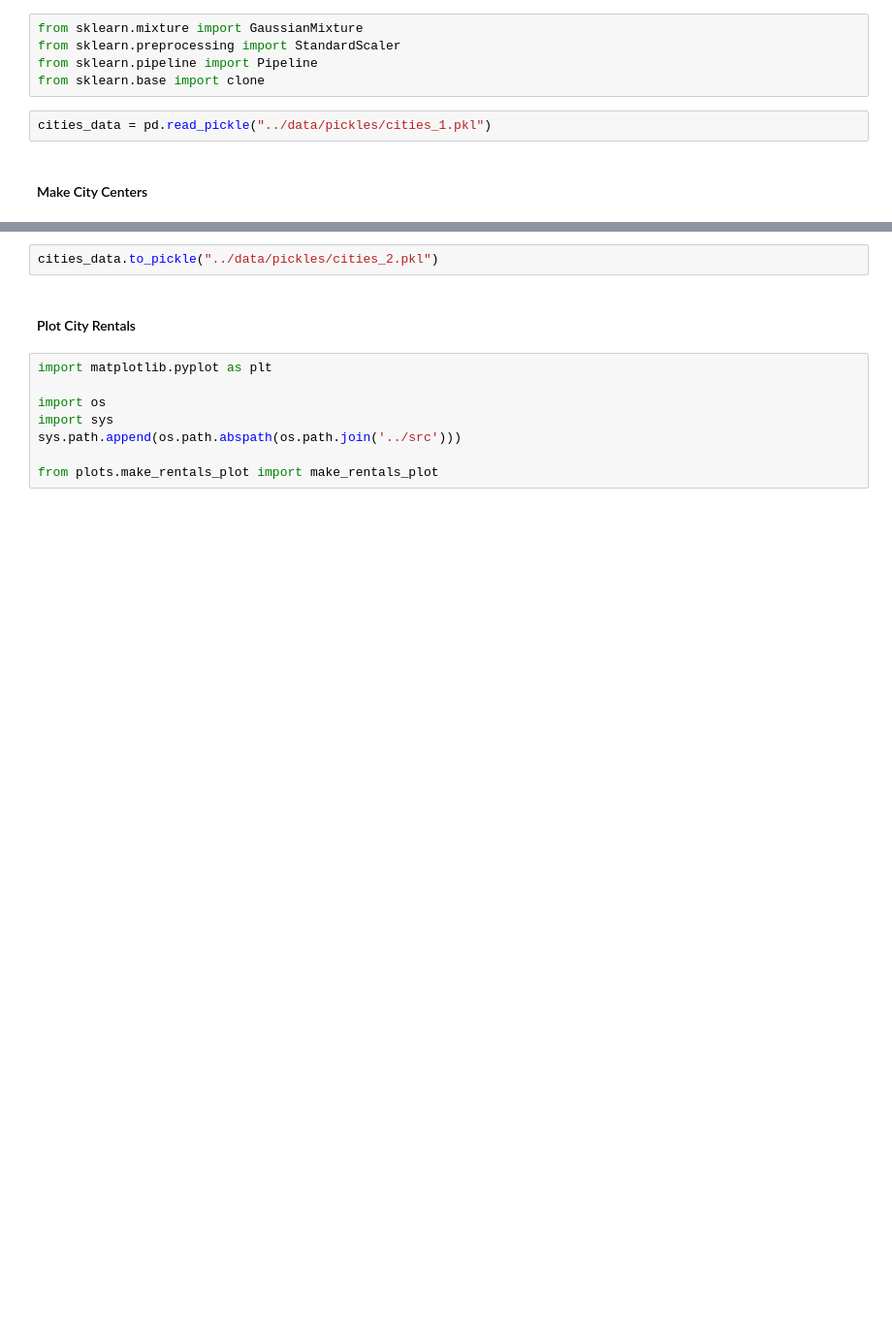
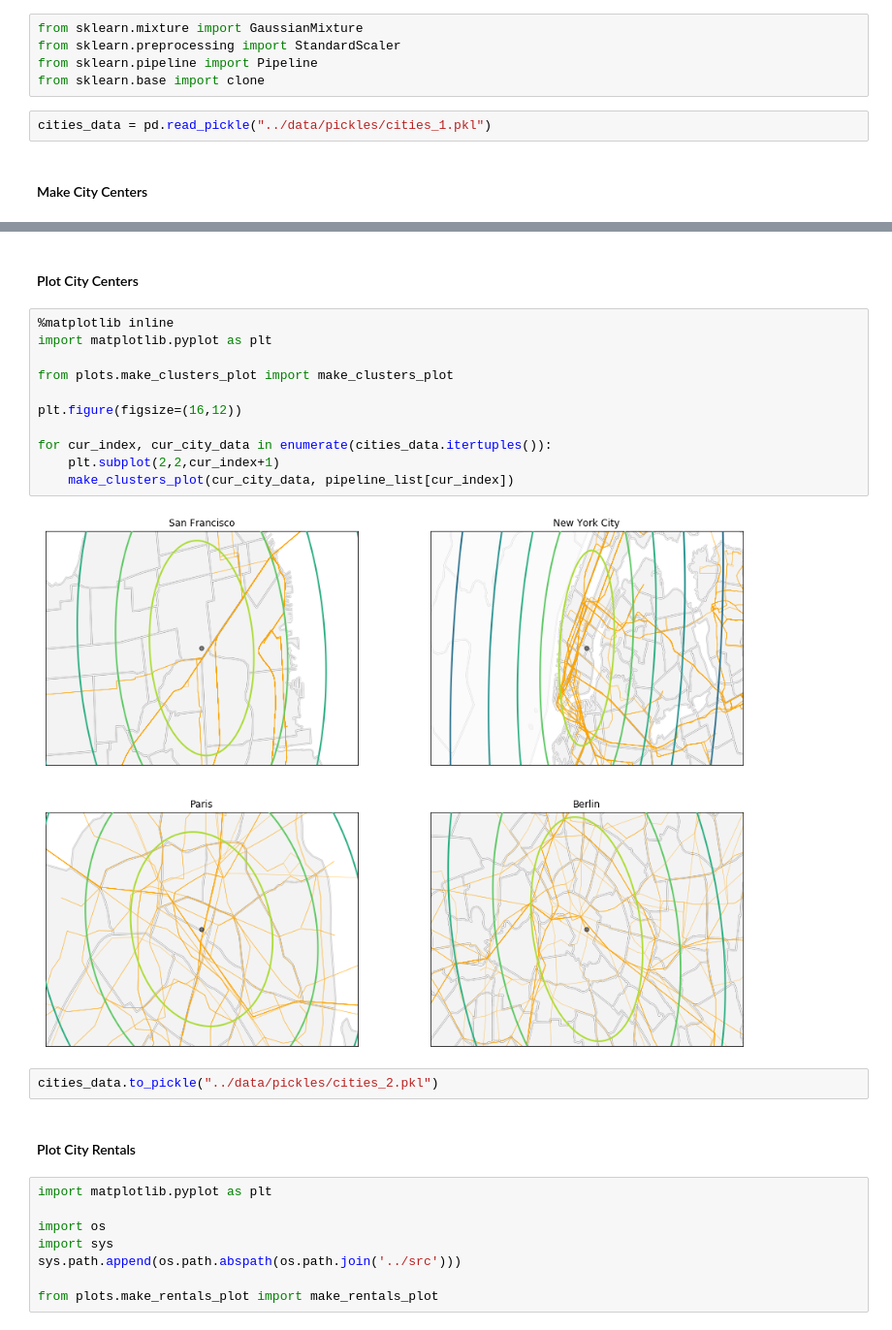
Before and after one commit to djsegal/pad_pricer, a Jupyter notebook: notebooks/2_Data_Viz.ipynb, the cells around one changed output, grey strips where cells are left out. Shown at 97% size. Drawn from its saved outputs; the diff is of its cells as text; blank space fills up the shorter version.

Commit message:
Refactor out cluster making for DataViz step

```diff
--- a/notebooks/2_Data_Viz.ipynb
+++ b/notebooks/2_Data_Viz.ipynb
@@ -71,3 +119,18 @@ cities_data["city_ratios"] = city_ratios
+# %% [markdown]
+#### Plot City Centers
+# %%
+%matplotlib inline
+import matplotlib.pyplot as plt
+
+from plots.make_clusters_plot import make_clusters_plot
+
+plt.figure(figsize=(16,12))
+
+for cur_index, cur_city_data in enumerate(cities_data.itertuples()):
+    plt.subplot(2,2,cur_index+1)
+    make_clusters_plot(cur_city_data, pipeline_list[cur_index])
+# %% [output]
+[figure, added]
 # %%
 cities_data.to_pickle("../data/pickles/cities_2.pkl")
 # %% [markdown]
```
Also changed, not shown: parts of 3 cells of this notebook, 5 other files.
